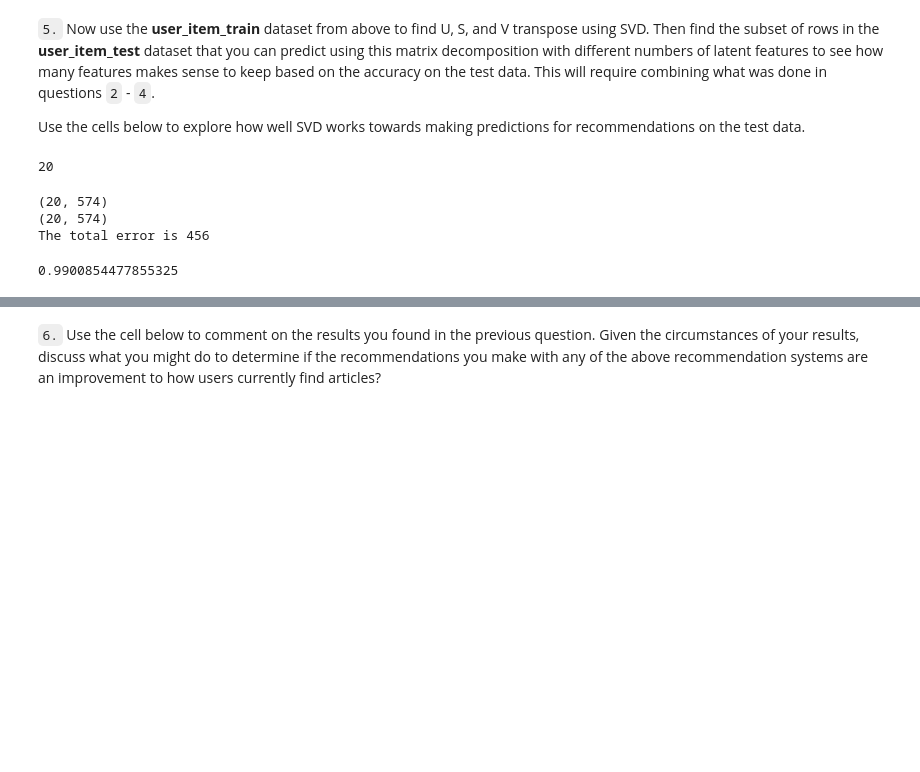
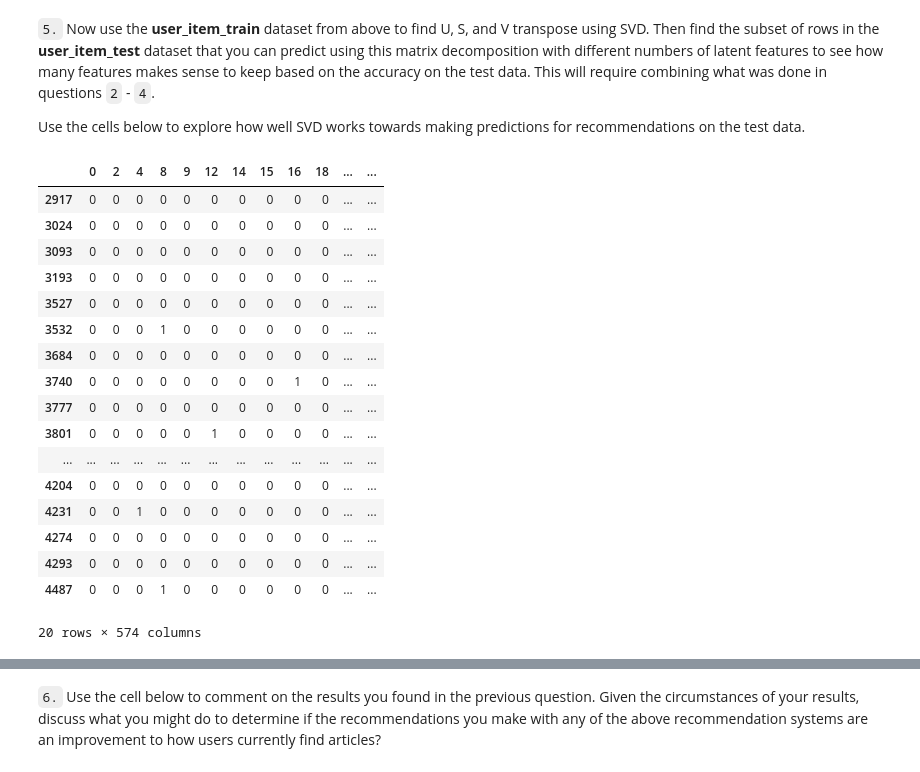
Before and after one commit to GaborJenei/Recommendations-with-IBM, a Jupyter notebook: Recommendations_with_IBM.ipynb, the cells around one changed output, grey strips where cells are left out. Saved outputs shown, nothing was run; the diff lists cells and outputs as text; code cells hidden in the pictures; blank space fills up the shorter version.

```diff
--- a/Recommendations_with_IBM.ipynb
+++ b/Recommendations_with_IBM.ipynb
@@ -738,17 +750,4 @@ Awesome job!  That's right!  All of the test movies are in the training data, bu
 Use the cells below to explore how well SVD works towards making predictions for recommendations on the test data.
 # %%
 # fit SVD on the user_item_train matrix
-
-# filter to users & items appearing in both test and train dataset
-
-user_item_train = user_item_train[user_item_train.index.isin(user_item_test.index)]
-user_item_train = user_item_train[user_item_train.columns[user_item_train.columns.isin(user_item_test.columns)]]
-
-user_item_test = user_item_test[user_item_test.index.isin(user_item_train.index)]
-user_item_test = user_item_test[user_item_test.columns[user_item_test.columns.isin(user_item_train.columns)]]
-
 u_train, s_train, vt_train = np.linalg.svd(user_item_train)# fit svd similar to above then use the cells below
-
-print(len(s_train))
-# %% [output]
-20
@@ -767,15 +753,0 @@ user_item_pred = np.where(user_item_pred >= 0.5, 1, 0)
-# %%
-# Diff for each prediction
-diffs = np.subtract(user_item_test, user_item_pred)
-print(user_item_test.shape)
-print(user_item_pred.shape)
-# total error
-err = np.sum(np.sum(np.abs(diffs)))
-
-print('The total error is {}'.format(err))
-1 - np.array(err)/df.shape[0]
-# %% [output]
-(20, 574)
-(20, 574)
-The total error is 456
-0.9900854477855325
@@ -781,0 +760,21 @@ The total error is 456
+# %%
+user_item_train.loc[train_common_user, train_common_items]
+# %% [output]
+|  | 0 | 2 | 4 | 8 | 9 | 12 | 14 | 15 | 16 | 18 | ... | ... |
+| 2917 | 0 | 0 | 0 | 0 | 0 | 0 | 0 | 0 | 0 | 0 | ... | ... |
+| 3024 | 0 | 0 | 0 | 0 | 0 | 0 | 0 | 0 | 0 | 0 | ... | ... |
+| 3093 | 0 | 0 | 0 | 0 | 0 | 0 | 0 | 0 | 0 | 0 | ... | ... |
+| 3193 | 0 | 0 | 0 | 0 | 0 | 0 | 0 | 0 | 0 | 0 | ... | ... |
+| 3527 | 0 | 0 | 0 | 0 | 0 | 0 | 0 | 0 | 0 | 0 | ... | ... |
+| 3532 | 0 | 0 | 0 | 1 | 0 | 0 | 0 | 0 | 0 | 0 | ... | ... |
+| 3684 | 0 | 0 | 0 | 0 | 0 | 0 | 0 | 0 | 0 | 0 | ... | ... |
+| 3740 | 0 | 0 | 0 | 0 | 0 | 0 | 0 | 0 | 1 | 0 | ... | ... |
+| 3777 | 0 | 0 | 0 | 0 | 0 | 0 | 0 | 0 | 0 | 0 | ... | ... |
+| 3801 | 0 | 0 | 0 | 0 | 0 | 1 | 0 | 0 | 0 | 0 | ... | ... |
+| ... | ... | ... | ... | ... | ... | ... | ... | ... | ... | ... | ... | ... |
+| 4204 | 0 | 0 | 0 | 0 | 0 | 0 | 0 | 0 | 0 | 0 | ... | ... |
+| 4231 | 0 | 0 | 1 | 0 | 0 | 0 | 0 | 0 | 0 | 0 | ... | ... |
+| 4274 | 0 | 0 | 0 | 0 | 0 | 0 | 0 | 0 | 0 | 0 | ... | ... |
+| 4293 | 0 | 0 | 0 | 0 | 0 | 0 | 0 | 0 | 0 | 0 | ... | ... |
+| 4487 | 0 | 0 | 0 | 1 | 0 | 0 | 0 | 0 | 0 | 0 | ... | ... |
+20 rows × 574 columns
```
Also changed, not shown: parts of 13 cells of this notebook, 1 other file.
